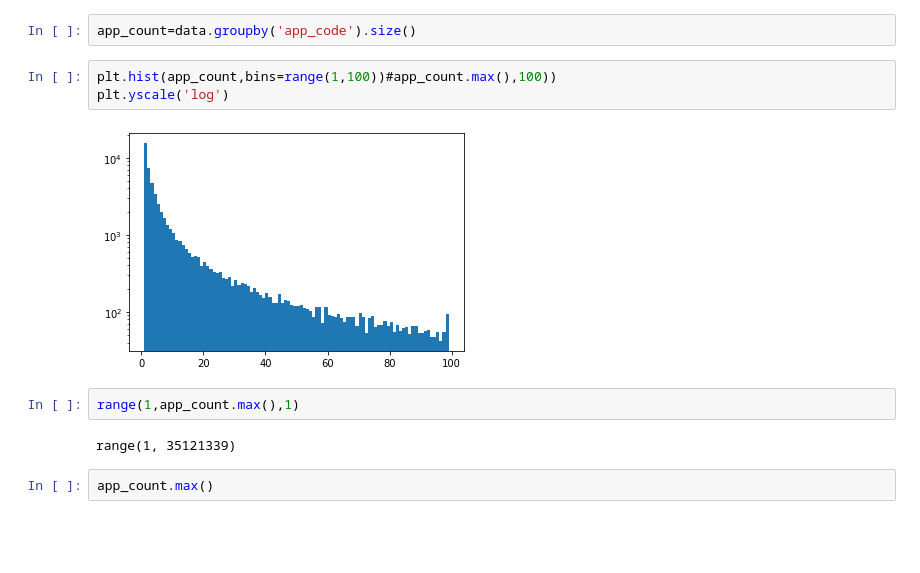
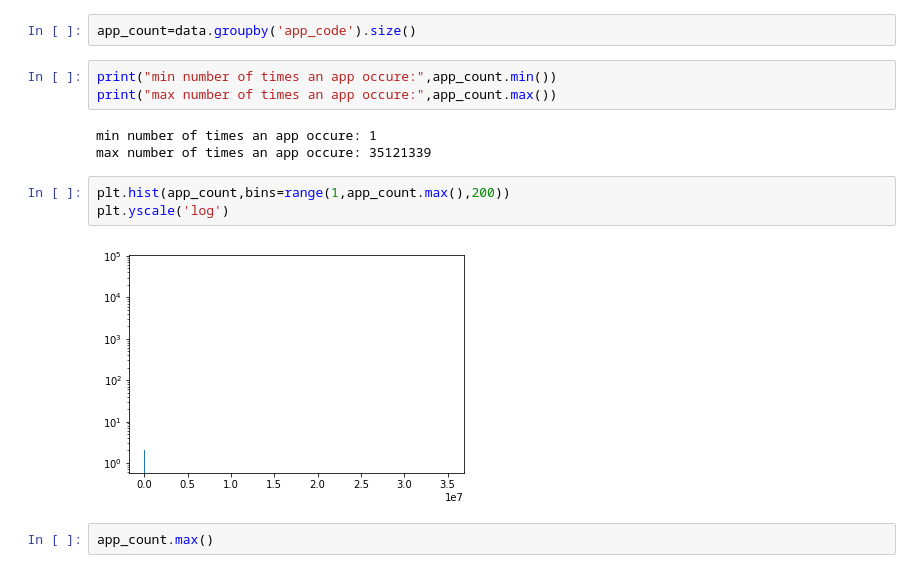
Before and after one commit to ClaraAndersen/motifs_and_competition_in_app_usage, a Jupyter notebook: remove_infrequent_apps.ipynb, the cells around one changed output. Drawn from its saved outputs; the diff is of its cells as text; blank space fills up the shorter version.

```diff
--- a/remove_infrequent_apps.ipynb
+++ b/remove_infrequent_apps.ipynb
@@ -70,15 +70,17 @@ data=pd.read_csv("sorted_coded_session_20s_merged.csv")
 First we take a look at the distribution of app occurrences.
 # %%
 app_count=data.groupby('app_code').size()
+# %%
+print("min number of times an app occure:",app_count.min())
+print("max number of times an app occure:",app_count.max())
+# %% [output]
+min number of times an app occure: 1
+max number of times an app occure: 35121339
 # %%
-plt.hist(app_count,bins=range(1,100))#app_count.max(),100))
+plt.hist(app_count,bins=range(1,app_count.max(),200))
 plt.yscale('log')
 # %% [output]
-[figure, old version]
+[figure, new version]
-# %%
-range(1,app_count.max(),1)
-# %% [output]
-range(1, 35121339)
 # %%
 app_count.max()
 # %% [output]
```
Also changed, not shown: parts of 42 cells of this notebook.
